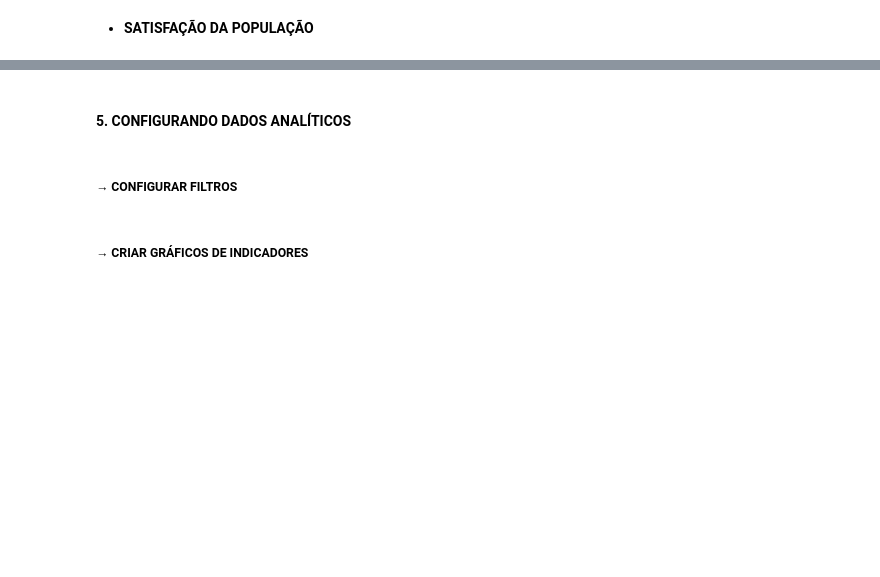
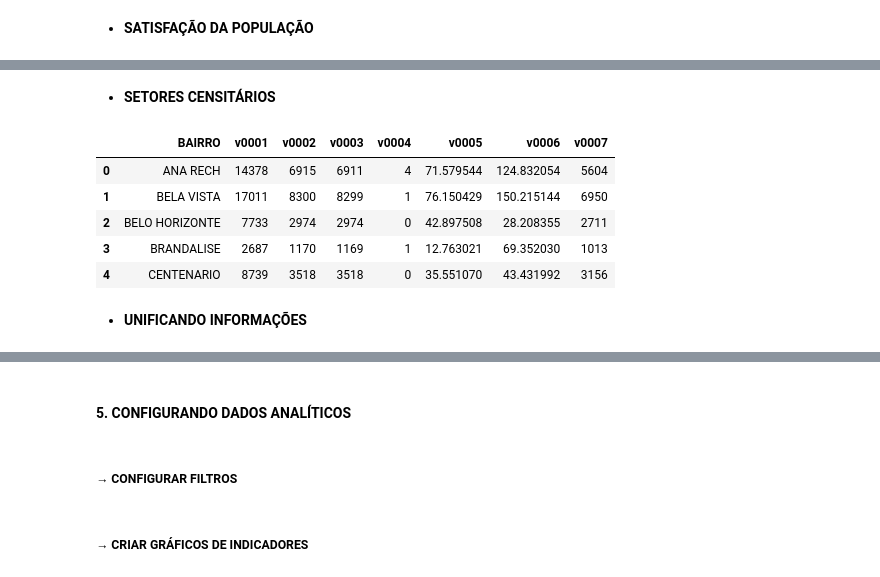
Before and after one commit to diogorosanelli/MATR, a Jupyter notebook: MATR.ipynb, the cells around one changed output, grey strips where cells are left out. Drawn from its saved outputs; the diff is of its cells as text; code cells hidden in the pictures; blank space fills up the shorter version.

```diff
--- a/MATR.ipynb
+++ b/MATR.ipynb
@@ -629,0 +690,2 @@ DF_SATISFACAO['BAIRRO'] = DF_SATISFACAO['BAIRRO'].apply(lambda x: unidecode(str(
+# %%
+DF_SETORES_BAIRROS.rename(columns={'bairro': 'BAIRRO'}, inplace=True)
@@ -629,0 +735,22 @@ DF_SATISFACAO['BAIRRO'] = DF_SATISFACAO['BAIRRO'].apply(lambda x: unidecode(str(
+# %% [markdown]
++ **SETORES CENSITÁRIOS**
+# %%
+DF_SETORES_GRP = DF_SETORES_BAIRROS.groupby(['BAIRRO']).agg({
+  'v0001': 'sum',
+  'v0002': 'sum',
+  'v0003': 'sum',
+  'v0004': 'sum',
+  'v0005': 'sum',
+  'v0006': 'sum',
+  'v0007': 'sum',
+}).reset_index()
+DF_SETORES_GRP.head(5)
+# %% [output]
+|  | BAIRRO | v0001 | v0002 | v0003 | v0004 | v0005 | v0006 | v0007 |
+| 0 | ANA RECH | 14378 | 6915 | 6911 | 4 | 71.579544 | 124.832054 | 5604 |
+| 1 | BELA VISTA | 17011 | 8300 | 8299 | 1 | 76.150429 | 150.215144 | 6950 |
+| 2 | BELO HORIZONTE | 7733 | 2974 | 2974 | 0 | 42.897508 | 28.208355 | 2711 |
+| 3 | BRANDALISE | 2687 | 1170 | 1169 | 1 | 12.763021 | 69.352030 | 1013 |
+| 4 | CENTENARIO | 8739 | 3518 | 3518 | 0 | 35.551070 | 43.431992 | 3156 |
+# %% [markdown]
++ **UNIFICANDO INFORMAÇÕES**
```
Also changed, not shown: parts of 24 cells of this notebook, 1 other file.
